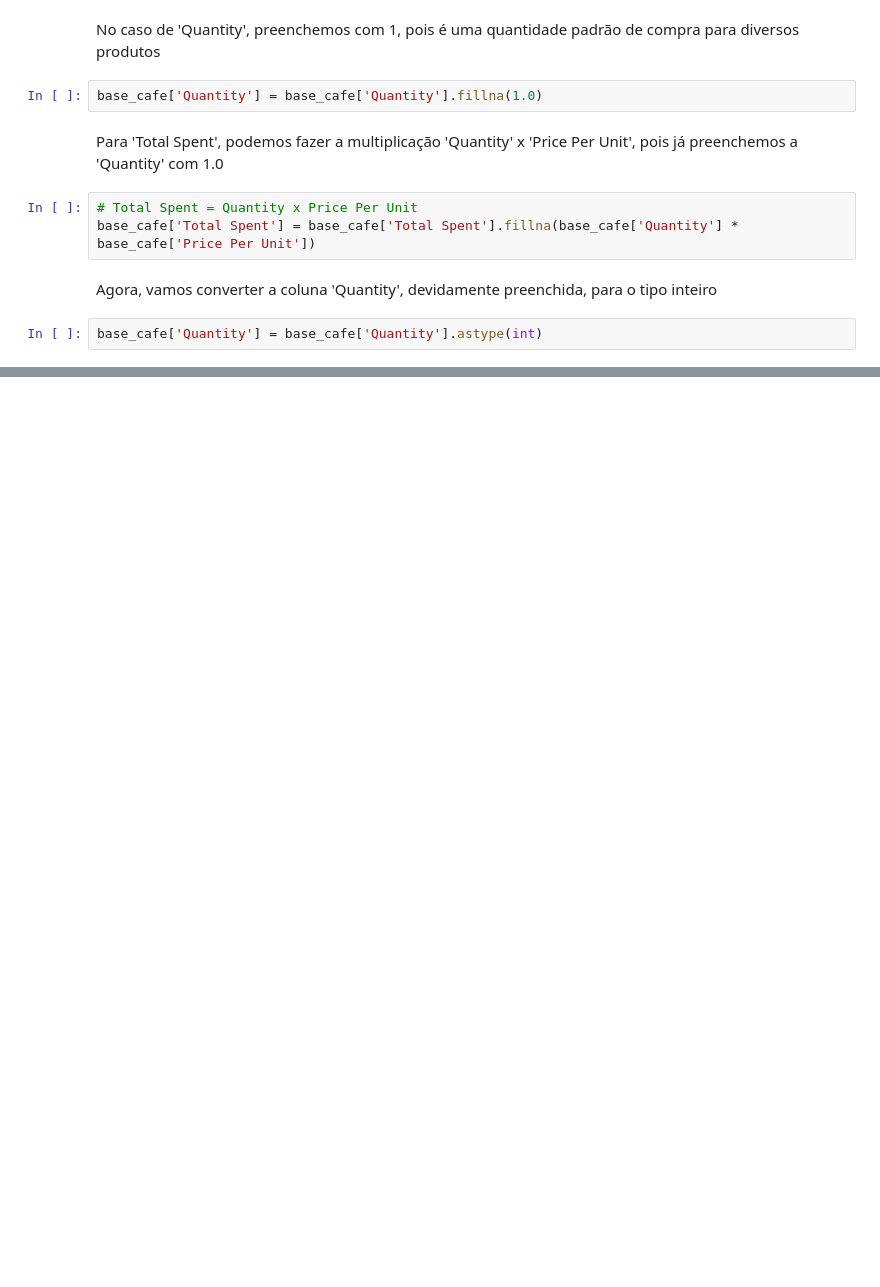
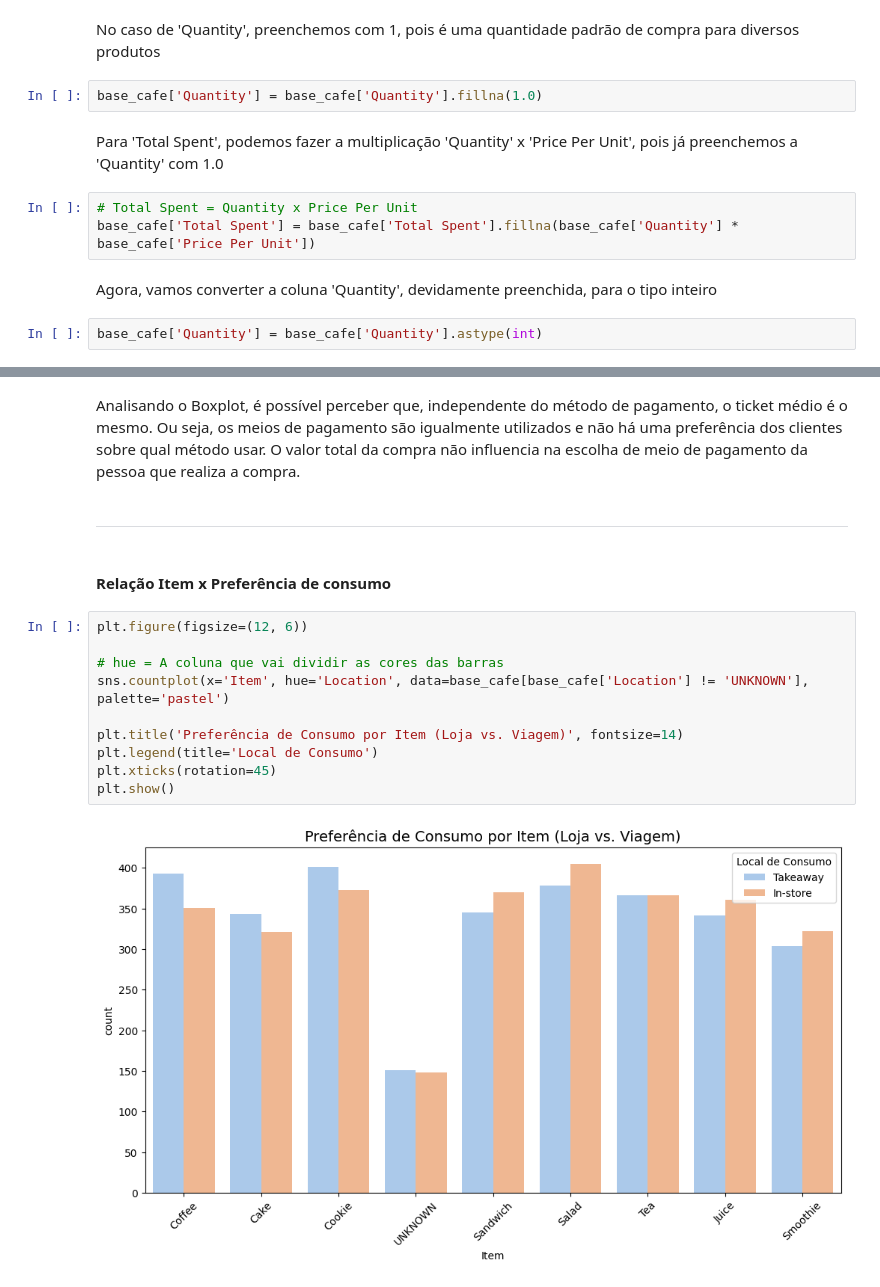
Before and after one commit to dantteroberto-draaf/CafeSales_EDA, a Jupyter notebook: notebooks/base_cafe_EDA.ipynb, the cells around one changed output, grey strips where cells are left out. Saved outputs shown, nothing was run; the diff lists cells and outputs as text; blank space fills up the shorter version.

```diff
--- a/notebooks/base_cafe_EDA.ipynb
+++ b/notebooks/base_cafe_EDA.ipynb
@@ -357,0 +445,18 @@ base_cafe['Quantity'] = base_cafe['Quantity'].astype(int)
+# %% [markdown]
+Analisando o Boxplot, é possível perceber que, independente do método de pagamento, o ticket médio é o mesmo. Ou seja, os meios de pagamento são igualmente utilizados e não há uma preferência dos clientes sobre qual método usar. O valor total da compra não influencia na escolha de meio de pagamento da pessoa que realiza a compra.
+# %% [markdown]
+---
+# %% [markdown]
+#### Relação **Item x Preferência de consumo**
+# %%
+plt.figure(figsize=(12, 6))
+
+# hue = A coluna que vai dividir as cores das barras
+sns.countplot(x='Item', hue='Location', data=base_cafe[base_cafe['Location'] != 'UNKNOWN'], palette='pastel')
+
+plt.title('Preferência de Consumo por Item (Loja vs. Viagem)', fontsize=14)
+plt.legend(title='Local de Consumo')
+plt.xticks(rotation=45)
+plt.show()
+# %% [output]
+[figure, added]
```
Also changed, not shown: parts of 20 cells of this notebook.
